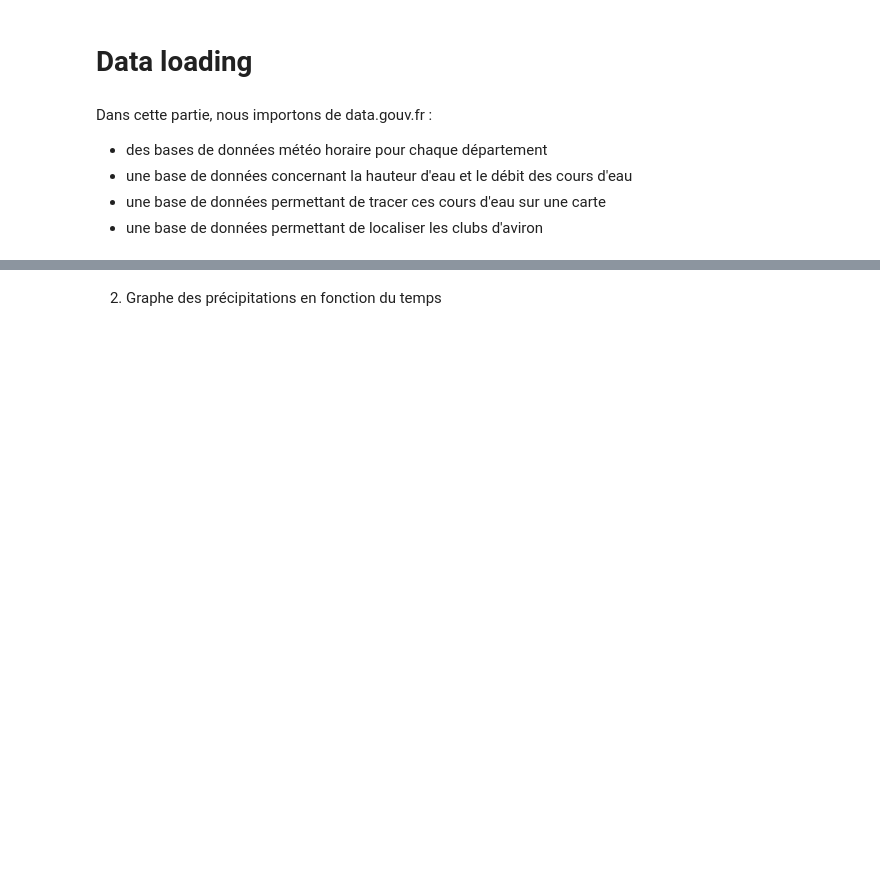
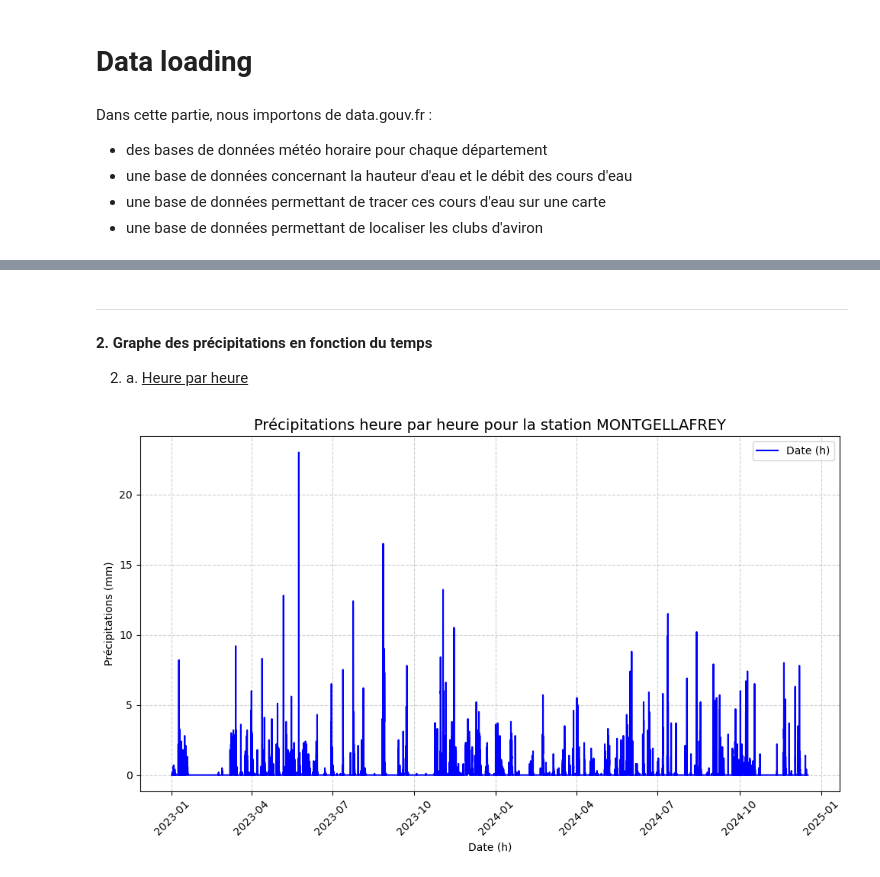
Before and after one commit to vadim-gisserot/Projet-de-Python-Leroux-Gisserot, a Jupyter notebook: notebooks/draft1.ipynb, the cells around one changed output, grey strips where cells are left out. Drawn from its saved outputs; the diff is of its cells as text; code cells hidden in the pictures; blank space fills up the shorter version.

```diff
--- a/notebooks/draft1.ipynb
+++ b/notebooks/draft1.ipynb
@@ -247,2 +106,16 @@ describe
+# %% [markdown]
+---
 # %% [markdown]
-2. Graphe des précipitations en fonction du temps
+**2. Graphe des précipitations en fonction du temps**
+
+2. a. <u>Heure par heure</u>
+# %%
+date = meteo_random_station["AAAAMMJJHH"]
+precipit = meteo_random_station["RR1"]
+titre1 = f"Précipitations heure par heure pour la station {random_station}"
+date_label = "Date (h)"
+precipit_label = "Précipitations (mm)"
+
+trace_graphique(date, precipit, titre1, date_label, precipit_label)
+# %% [output]
+[figure, added]
```
Also changed, not shown: parts of 46 cells of this notebook, 2 other files.
